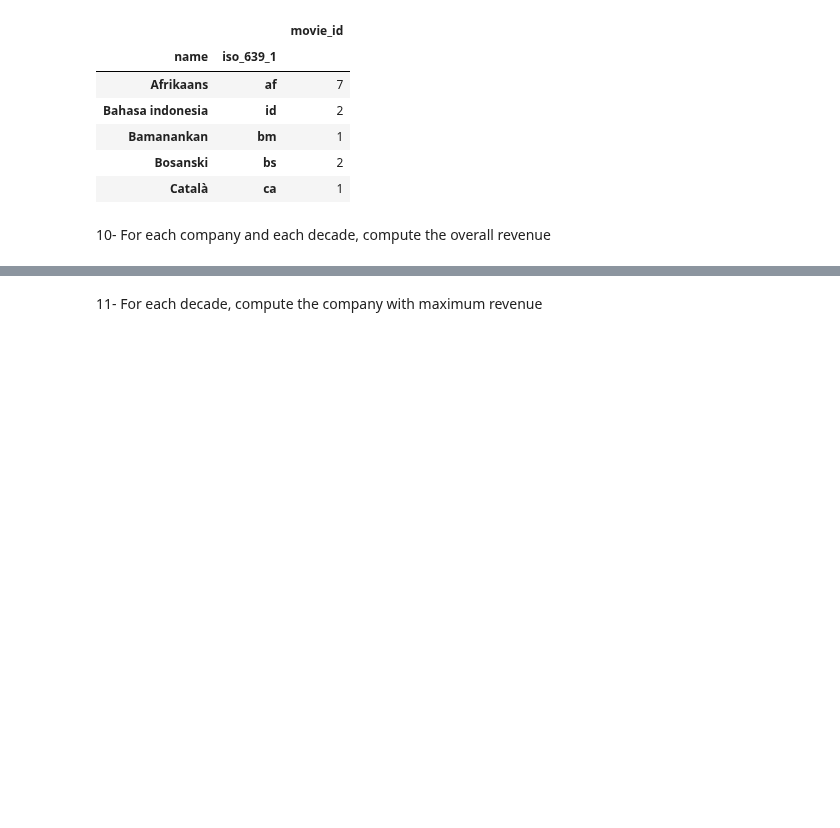
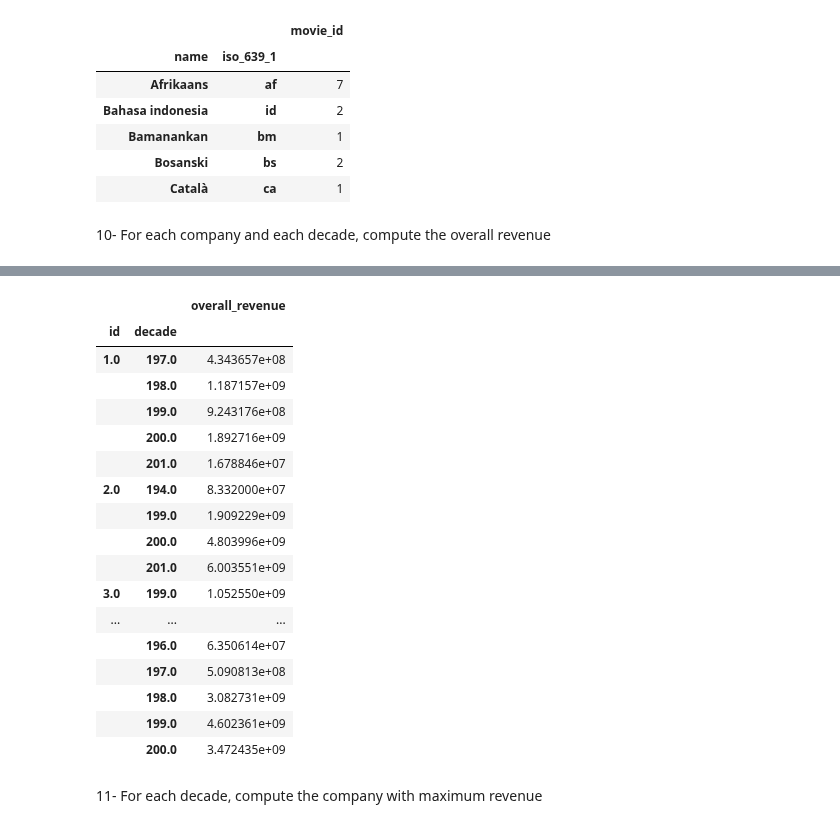
Before and after one commit to silviasantamaria/computerscience, a Jupyter notebook: NUOVO_PROJECT.ipynb, the cells around one changed output, grey strips where cells are left out. Saved outputs shown, nothing was run; the diff lists cells and outputs as text; code cells hidden in the pictures; blank space fills up the shorter version.

```diff
--- a/NUOVO_PROJECT.ipynb
+++ b/NUOVO_PROJECT.ipynb
@@ -427,10 +427,14 @@ lang.head()
 10- For each company and each decade, compute the overall revenue
 # %%
 pc= prod_companies_id.reset_index()
-pc1= movies_1.reset_index()
+PC= pc.groupby('movie_id').count()
+pc1= movies.reset_index()
 pc1= pc1[['id', 'revenue', 'years']]
 pc1['decade']= pd.to_datetime(movies['release_date'],format="%Y-%m-%d").dt.year//10
 pc1['decade'] = pc1.decade.replace(np.nan, 'Missing')
-pc2=pd.merge(pc, pc1, left_on= 'movie_id', right_on='id')
-pc2.head()
+pc2=pd.merge(PC.reset_index(), pc1, left_on= 'movie_id', right_on='id')
+pc3=pc2.rename(index=str, columns={'id_x':'count_companies'})[['movie_id', 'count_companies', 'revenue', 'decade']]
+pc3['revenue/companies']= pc3['revenue']/pc3['count_companies']
+ALL= pd.merge(pc, pc3, on='movie_id')
+ALL.head()
 # %% [output]
@@ -440,2 +447,24 @@ pc2[['id_x','decade','revenue']].groupby(['id_x', 'decade']).sum().head()
+# %%
+ALL_grouped= ALL[['id', 'decade','revenue/companies']].groupby(['id','decade']).sum().rename(index=str, columns={'revenue/companies':'overall_revenue'})
+ALL_grouped.head(20)
+# %% [output]
+|  |  | overall_revenue |
+| id | decade |  |
+| 1.0 | 197.0 | 4.343657e+08 |
+|  | 198.0 | 1.187157e+09 |
+|  | 199.0 | 9.243176e+08 |
+|  | 200.0 | 1.892716e+09 |
+|  | 201.0 | 1.678846e+07 |
+| 2.0 | 194.0 | 8.332000e+07 |
+|  | 199.0 | 1.909229e+09 |
+|  | 200.0 | 4.803996e+09 |
+|  | 201.0 | 6.003551e+09 |
+| 3.0 | 199.0 | 1.052550e+09 |
+| ... | ... | ... |
+|  | 196.0 | 6.350614e+07 |
+|  | 197.0 | 5.090813e+08 |
+|  | 198.0 | 3.082731e+09 |
+|  | 199.0 | 4.602361e+09 |
+|  | 200.0 | 3.472435e+09 |
 # %% [markdown]
 11- For each decade, compute the company with maximum revenue
```
Also changed, not shown: parts of 3 cells of this notebook.
